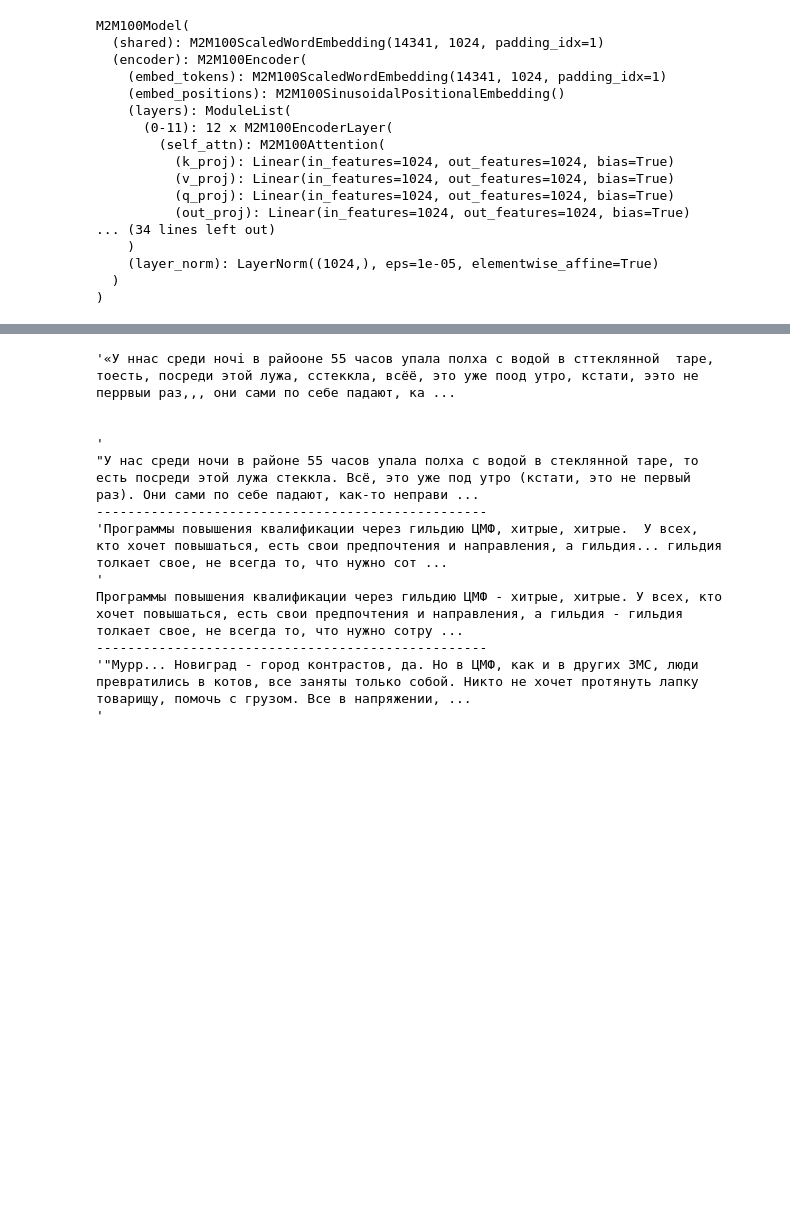
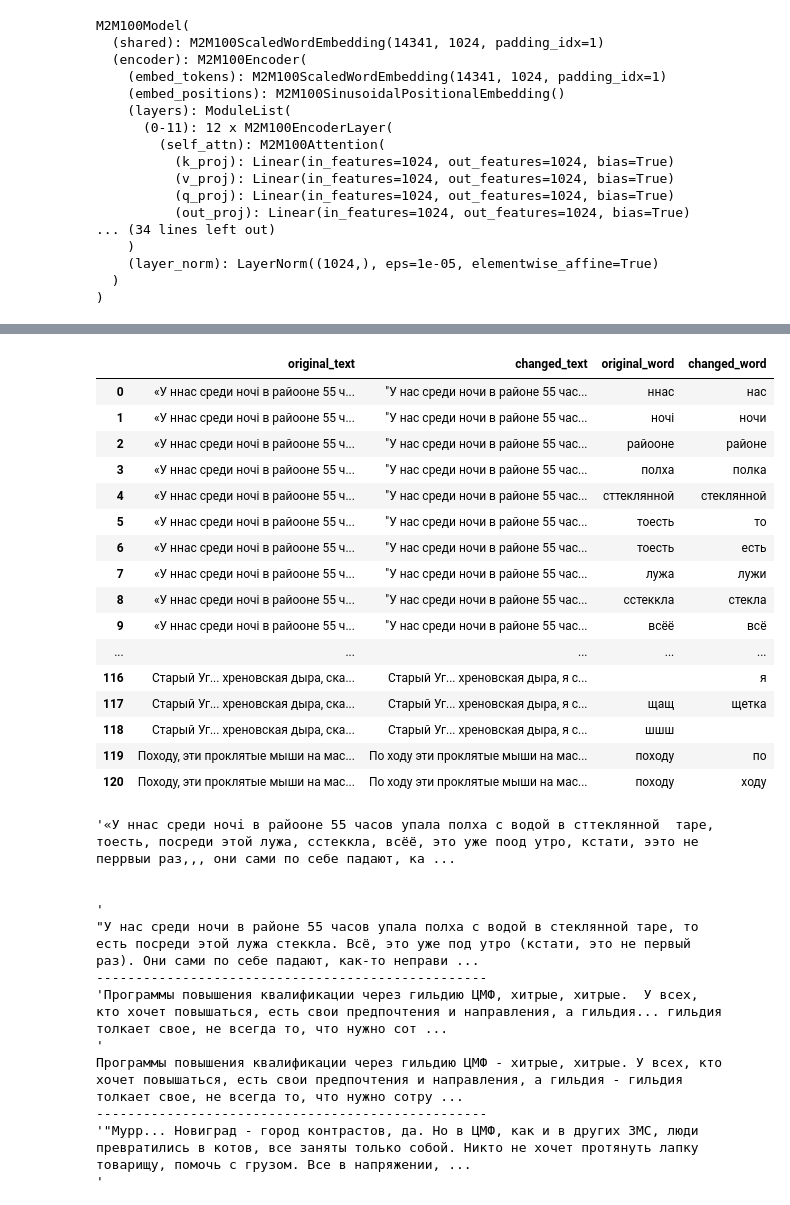
Before and after one commit to MaksimTraper/TopicModel_GPN_Cup_2024, a Jupyter notebook: GPN_IT_Cup_Topic_Model_Traper_2024.ipynb, the cells around one changed output, grey strips where cells are left out. Drawn from its saved outputs; the diff is of its cells as text; code cells hidden in the pictures; blank space fills up the shorter version.

Commit message:
Make function where create a dataframe with information about changed words

```diff
--- a/GPN_IT_Cup_Topic_Model_Traper_2024.ipynb
+++ b/GPN_IT_Cup_Topic_Model_Traper_2024.ipynb
@@ -80,6 +87,16 @@ stop_words = set(stopwords.words('russian'))
 stop_words = set(stopwords.words('russian'))
 # %%
 stop_words.remove('не')
+# %%
+scrolling_css = '''
+<style>
+    .scrollable-dataframe {
+        overflow: auto;
+        height: 500px; /* Установите желаемую высоту */
+        width: auto;
+    }
+</style>
+'''
 # %% [markdown]
 ### 1.2 Загрузка исходных файлов
 # %%
@@ -87,7 +104,7 @@ stop_words.remove('не')
 # %% [output]
 /content
 # %%
-file_path_quotes = 'cintra_phoenix_oils_hr_mgck_feather.json'
+file_path_quotes = '/content/TopicModel_GPN_Cup_2024/data/cintra_phoenix_oils_hr_mgck_feather.json'
 
 with open(file_path_quotes, 'r', encoding='utf-8') as f:
   data = json.load(f)
@@ -128,7 +145,7 @@ M2M100Model(
   )
 )
 # %%
-protected_words = ['плантир']
+protected_words = ['плантире', 'музiка']
 protected_ids = [tokenizer.convert_tokens_to_ids(word) for word in protected_words]
 # %%
 # Собственный LogitsProcessor для защиты токенов
@@ -160,7 +182,7 @@ def generate_fixed_from_samples(model, tokenizer, samples, device='cpu'):
 tokenizer = tokenizer
 model = corrector
 
-samples = list(results.values())
+samples = quotes[0:100]
 results = dict()
 
 fixed_samples = generate_fixed_from_samples(model, tokenizer, samples, device=device)
@@ -175,3 +300,27 @@ for original, result in zip(list(results.keys()), list(results.values())):
+# %%
+# Применяем CSS-стиль
+display(HTML(scrolling_css))
+
+# Отображаем DataFrame с указанным классом
+display(HTML(df_changed_words.to_html(classes='scrollable-dataframe')))
+# %% [output]
+|  | original_text | changed_text | original_word | changed_word |
+| 0 | «У ннас среди ночi в райооне 55 ч... | "У нас среди ночи в районе 55 час... | ннас | нас |
+| 1 | «У ннас среди ночi в райооне 55 ч... | "У нас среди ночи в районе 55 час... | ночi | ночи |
+| 2 | «У ннас среди ночi в райооне 55 ч... | "У нас среди ночи в районе 55 час... | райооне | районе |
+| 3 | «У ннас среди ночi в райооне 55 ч... | "У нас среди ночи в районе 55 час... | полxа | полка |
+| 4 | «У ннас среди ночi в райооне 55 ч... | "У нас среди ночи в районе 55 час... | сттеклянной | стеклянной |
+| 5 | «У ннас среди ночi в райооне 55 ч... | "У нас среди ночи в районе 55 час... | тоесть | то |
+| 6 | «У ннас среди ночi в райооне 55 ч... | "У нас среди ночи в районе 55 час... | тоесть | есть |
+| 7 | «У ннас среди ночi в райооне 55 ч... | "У нас среди ночи в районе 55 час... | лужа | лужи |
+| 8 | «У ннас среди ночi в райооне 55 ч... | "У нас среди ночи в районе 55 час... | сстеккла | стекла |
+| 9 | «У ннас среди ночi в райооне 55 ч... | "У нас среди ночи в районе 55 час... | всёё | всё |
+| ... | ... | ... | ... | ... |
+| 116 | Старый Уг... хреновская дыра, ска... | Старый Уг... хреновская дыра, я с... |  | я |
+| 117 | Старый Уг... хреновская дыра, ска... | Старый Уг... хреновская дыра, я с... | щащ | щетка |
+| 118 | Старый Уг... хреновская дыра, ска... | Старый Уг... хреновская дыра, я с... | шшш |  |
+| 119 | Походу, эти проклятые мыши на мас... | По ходу эти проклятые мыши на мас... | походу | по |
+| 120 | Походу, эти проклятые мыши на мас... | По ходу эти проклятые мыши на мас... | походу | ходу |
 # %%
 corrector = T5ModelForSpellingCorruption.from_pretrained(AvailableCorrectors.sage_fredt5_distilled_95m.value)
 
```
Also changed, not shown: parts of 10 cells of this notebook.
